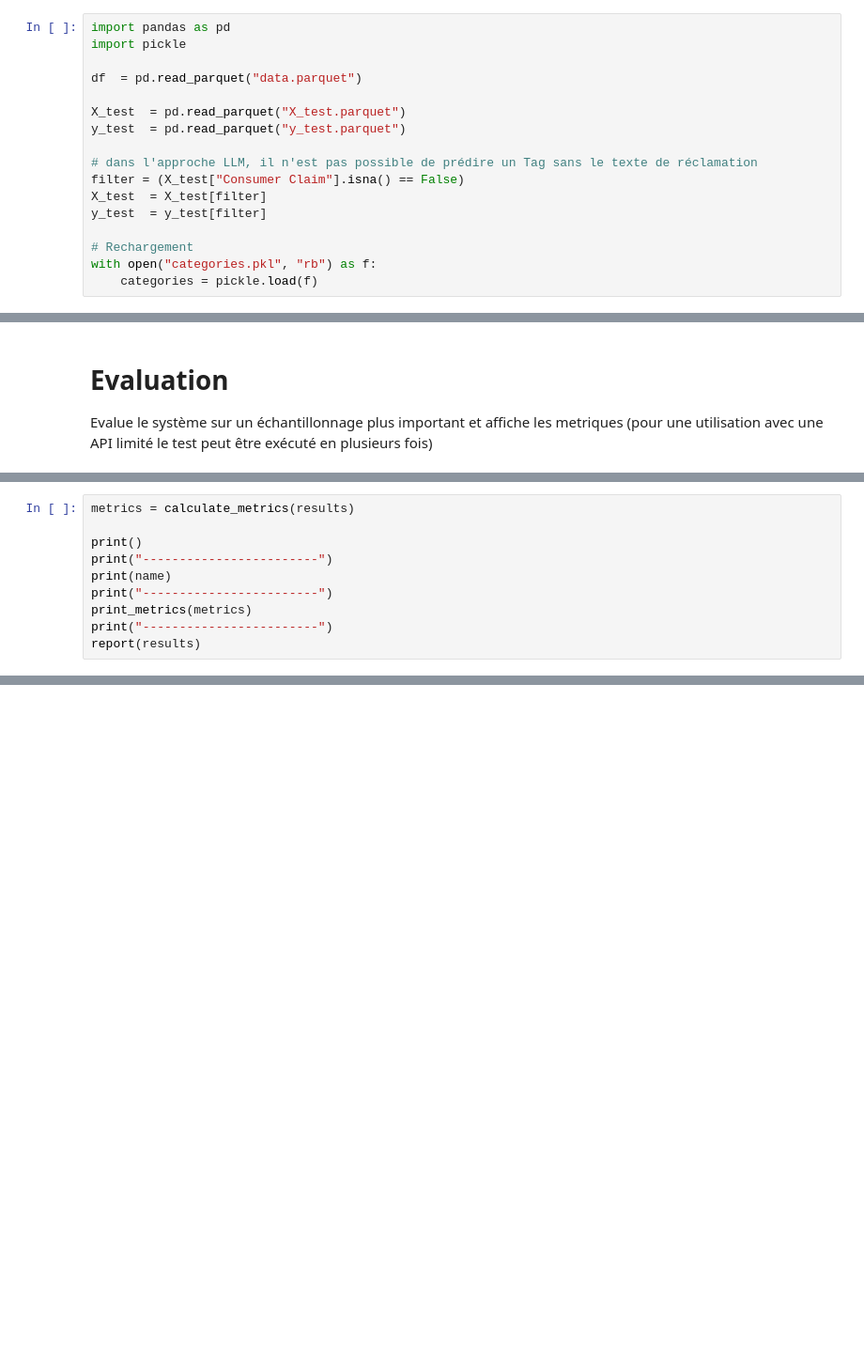
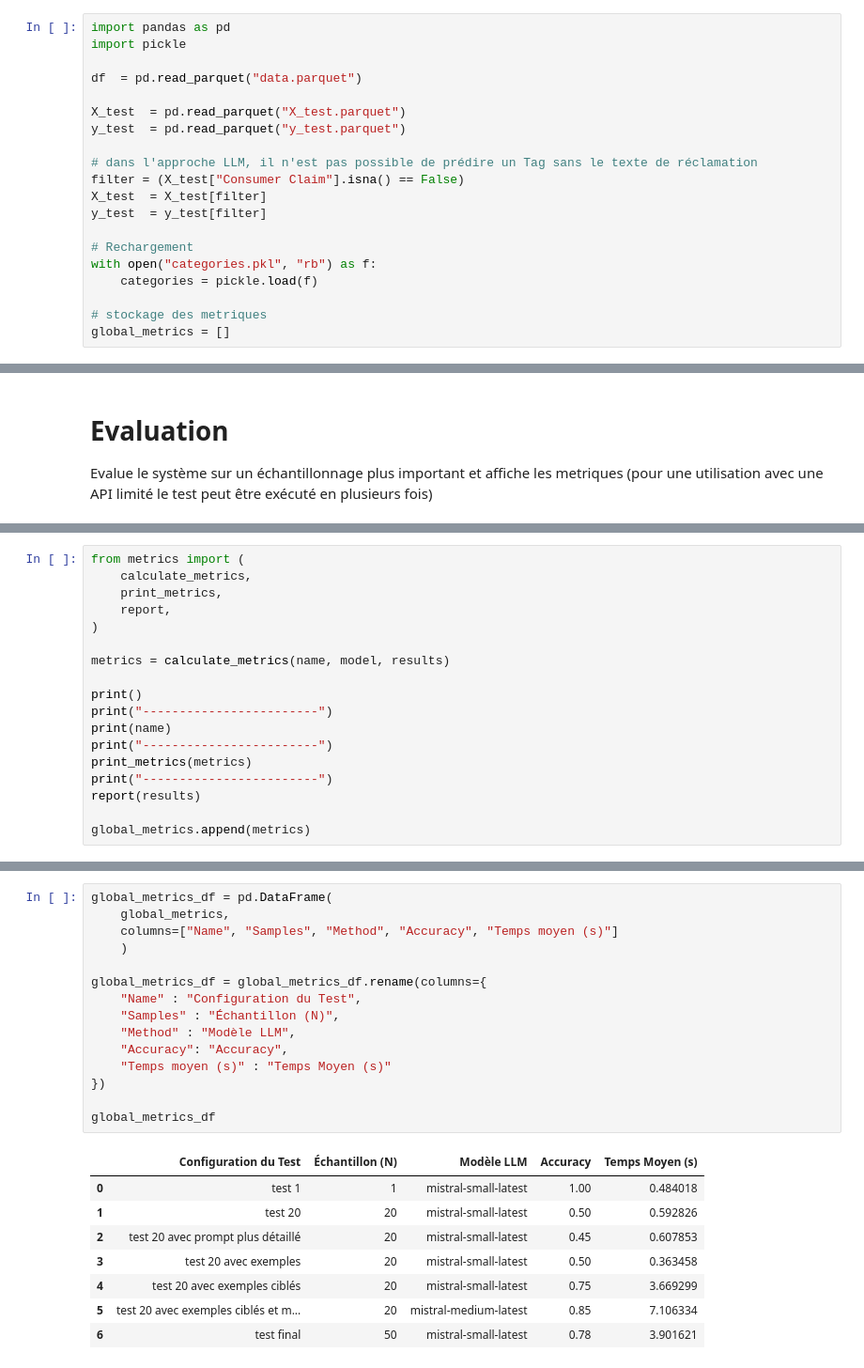
Before and after one commit to Ace4teaM/OCR-ZenAssist, a Jupyter notebook: 2_approche_llm.ipynb, the cells around one changed output, grey strips where cells are left out. Shown at 94% size. Cells and saved outputs as stored; diff of their text form; blank space fills up the shorter version.

```diff
--- a/2_approche_llm.ipynb
+++ b/2_approche_llm.ipynb
@@ -15,6 +15,9 @@ y_test  = y_test[filter]
 # Rechargement
 with open("categories.pkl", "rb") as f:
     categories = pickle.load(f)
+
+# stockage des metriques
+global_metrics = []
 # %% [markdown]
 # Approche LLM
 
@@ -839,5 +852,11 @@ results
 # %%
-metrics = calculate_metrics(results)
+from metrics import (
+    calculate_metrics,
+    print_metrics,
+    report,
+)
+
+metrics = calculate_metrics(name, model, results)
 
 print()
 print("------------------------")
@@ -846,6 +865,8 @@ print("------------------------")
 print_metrics(metrics)
 print("------------------------")
 report(results)
+
+global_metrics.append(metrics)
 # %% [output]
 ------------------------
 test final
@@ -866,0 +890,24 @@ Temps médian (s) : 0.457 s
+# %%
+global_metrics_df = pd.DataFrame(
+    global_metrics,
+    columns=["Name", "Samples", "Method", "Accuracy", "Temps moyen (s)"]
+    )
+
+global_metrics_df = global_metrics_df.rename(columns={
+    "Name" : "Configuration du Test",
+    "Samples" : "Échantillon (N)",
+    "Method" : "Modèle LLM",
+    "Accuracy": "Accuracy",
+    "Temps moyen (s)" : "Temps Moyen (s)"
+})
+
+global_metrics_df
+# %% [output]
+|  | Configuration du Test | Échantillon (N) | Modèle LLM | Accuracy | Temps Moyen (s) |
+| 0 | test 1 | 1 | mistral-small-latest | 1.00 | 0.484018 |
+| 1 | test 20 | 20 | mistral-small-latest | 0.50 | 0.592826 |
+| 2 | test 20 avec prompt plus détaillé | 20 | mistral-small-latest | 0.45 | 0.607853 |
+| 3 | test 20 avec exemples | 20 | mistral-small-latest | 0.50 | 0.363458 |
+| 4 | test 20 avec exemples ciblés | 20 | mistral-small-latest | 0.75 | 3.669299 |
+| 5 | test 20 avec exemples ciblés et m... | 20 | mistral-medium-latest | 0.85 | 7.106334 |
+| 6 | test final | 50 | mistral-small-latest | 0.78 | 3.901621 |
```
Also changed, not shown: parts of 10 cells of this notebook, 2 other files.
